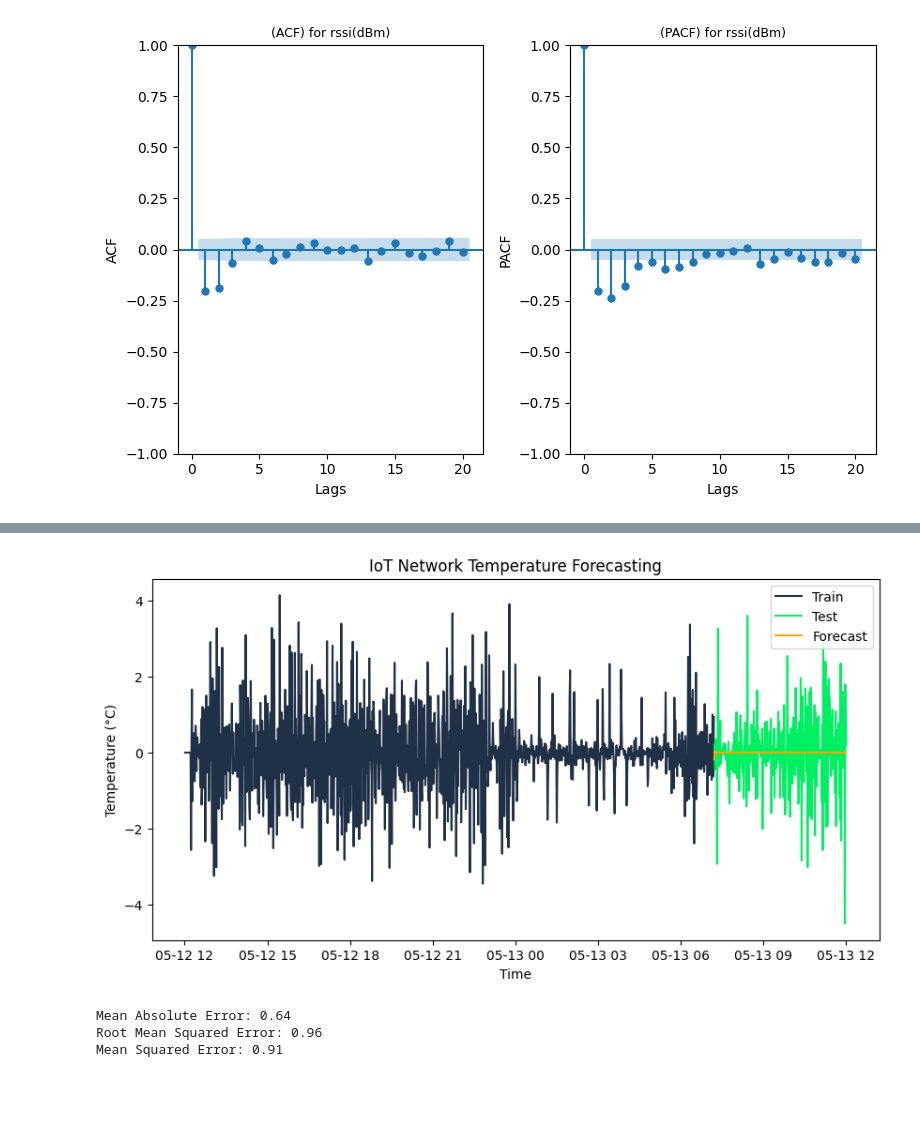
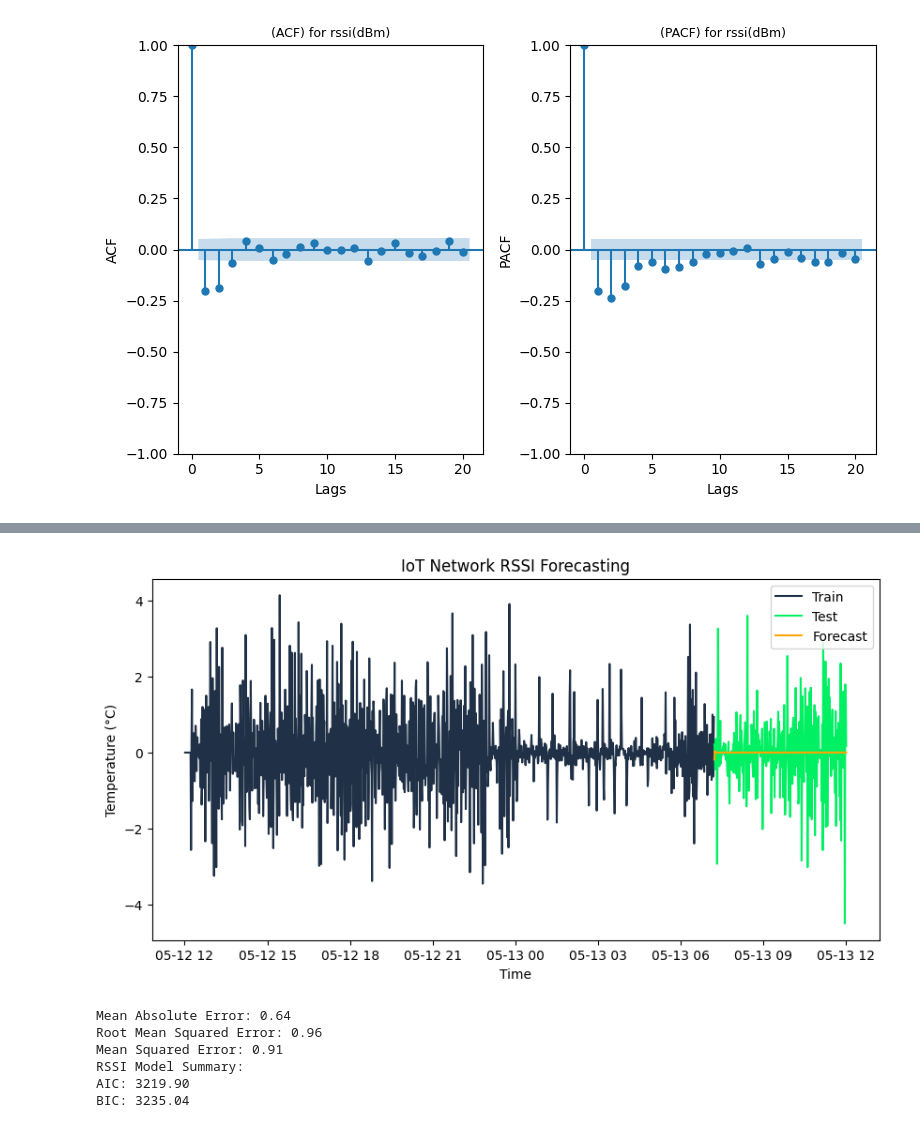
Before and after one commit to fadeldnswr/iot-traffic-forecasting, a Jupyter notebook: notebooks/esp32_1.ipynb, the cells around one changed output, grey strips where cells are left out. Drawn from its saved outputs; the diff is of its cells as text; code cells hidden in the pictures; blank space fills up the shorter version.

```diff
--- a/notebooks/esp32_1.ipynb
+++ b/notebooks/esp32_1.ipynb
@@ -371,35 +454,43 @@ model = ARIMA(train["rssi(dBm)"], order=(1, 1, 1))
 model_fit = model.fit()
 
 # Visualize the model
 forecast = model_fit.forecast(steps=len(test))
 
 # Plot the results with specified colors
 plt.figure(figsize=(10,5))
 plt.plot(train.index, train["rssi(dBm)"], label='Train', color='#203147')
 plt.plot(test.index, test["rssi(dBm)"], label='Test', color='#01ef63')
 plt.plot(test.index, forecast, label='Forecast', color='orange')
-plt.title("IoT Network Temperature Forecasting")
+plt.title("IoT Network RSSI Forecasting")
 plt.xlabel('Time')
 plt.ylabel('Temperature (°C)')
 plt.legend()
 plt.show()
 
 # Evaluate the model
 from sklearn.metrics import mean_squared_error, mean_absolute_error
 
 forecast = forecast[:len(test)]
 test_temp = test["rssi(dBm)"][:len(forecast)]
 
 mae = mean_absolute_error(test_temp, forecast)
 rmse = np.sqrt(mean_squared_error(test_temp, forecast))
 mse = mean_squared_error(test_temp, forecast)
 
 # Print the evaluation metrics
 print(f"Mean Absolute Error: {mae:.2f}")
 print(f"Root Mean Squared Error: {rmse:.2f}")
 print(f"Mean Squared Error: {mse:.2f}")
+
+# Print the AIC and BIC of the model
+print("RSSI Model Summary:")
+print(f"AIC: {model_fit.aic:.2f}")
+print(f"BIC: {model_fit.bic:.2f}")
 # %% [output]
-[figure, old version]
+[figure, new version]
 Mean Absolute Error: 0.64
 Root Mean Squared Error: 0.96
 Mean Squared Error: 0.91
+RSSI Model Summary:
+AIC: 3219.90
+BIC: 3235.04
```
Also changed, not shown: parts of 9 cells of this notebook, 47 other files.
